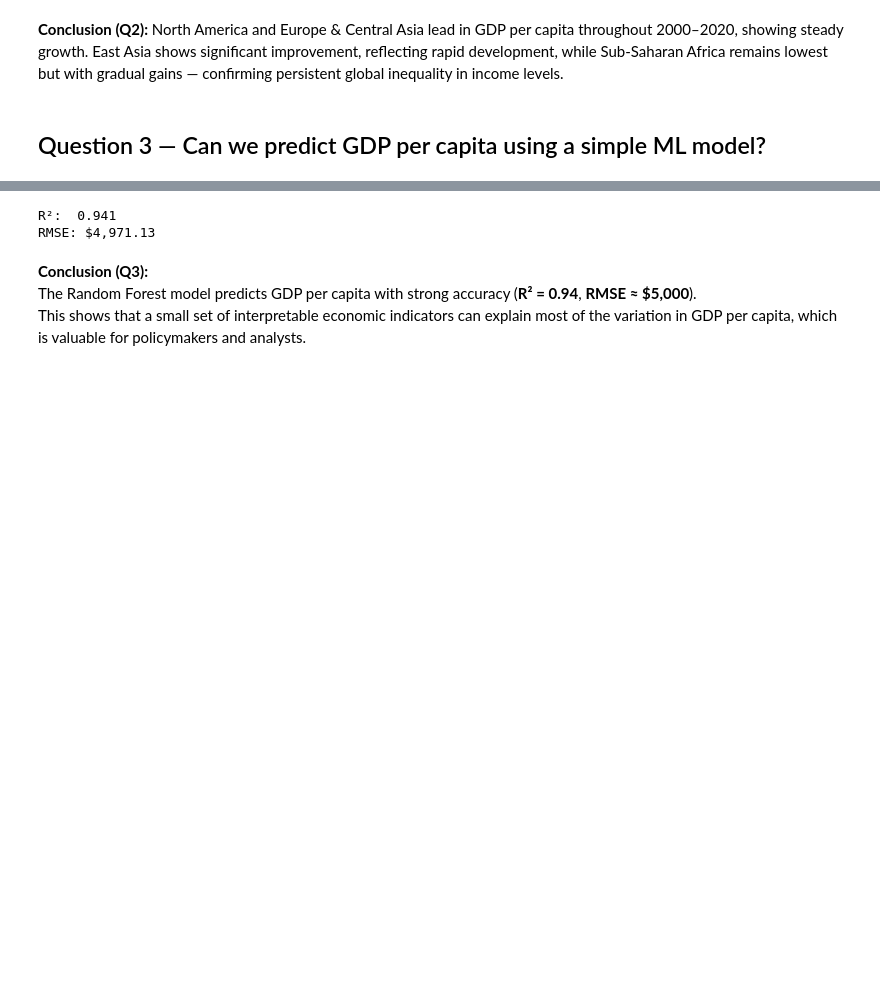
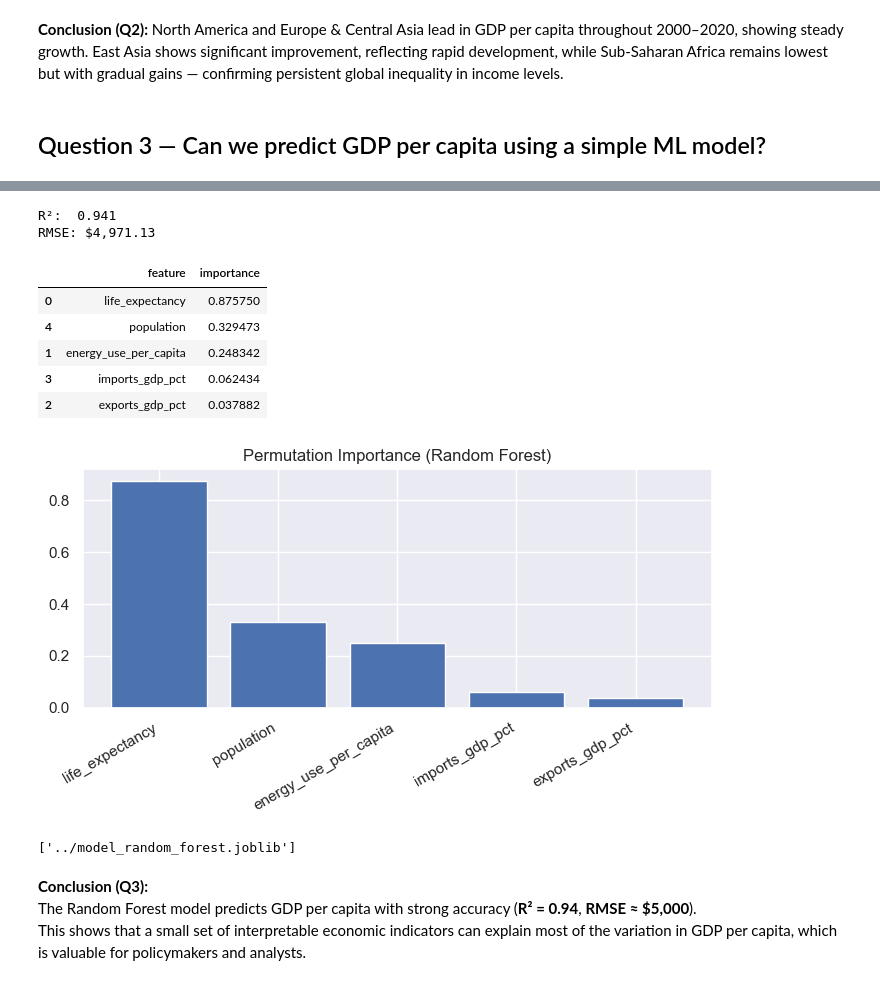
Before and after one commit to VictorOffice/data-science-credit-project, a Jupyter notebook: notebooks/world_bank_gdp_analysis.ipynb, the cells around one changed output, grey strips where cells are left out. Cells and saved outputs as stored; diff of their text form; code cells hidden in the pictures; blank space fills up the shorter version.

```diff
--- a/notebooks/world_bank_gdp_analysis.ipynb
+++ b/notebooks/world_bank_gdp_analysis.ipynb
@@ -426,13 +402,64 @@ TypeError: got an unexpected keyword argument 'squared'
-# %%
-# calcular RMSE manualmente compatible con todas las versiones
-from math import sqrt
-
-rmse = sqrt(mean_squared_error(y_test, pred))
-print(f"R²:  {r2:.3f}")
-print(f"RMSE: ${rmse:,.2f}")
-# %% [output]
-R²:  0.941
-RMSE: $4,971.13
+# %%
+from sklearn.model_selection import train_test_split
+from sklearn.ensemble import RandomForestRegressor
+from sklearn.metrics import r2_score
+from sklearn.inspection import permutation_importance
+from joblib import dump
+
+# Define features and target
+features = ['life_expectancy', 'energy_use_per_capita', 'exports_gdp_pct',
+            'imports_gdp_pct', 'population']
+target = 'gdp_per_capita_usd'
+
+# Prepare clean dataset
+model_df = df.dropna(subset=features + [target]).copy()
+
+X = model_df[features]
+y = model_df[target]
+
+# Split train/test
+X_train, X_test, y_train, y_test = train_test_split(
+    X, y, test_size=0.2, random_state=RANDOM_STATE
+)
+
+# Train Random Forest
+rf = RandomForestRegressor(n_estimators=300, random_state=RANDOM_STATE, n_jobs=-1)
+rf.fit(X_train, y_train)
+
+# Evaluate
+pred = rf.predict(X_test)
+r2 = r2_score(y_test, pred)
+rmse = rmse_compat(y_test, pred)
+
+print(f"R²:  {r2:.3f}")
+print(f"RMSE: ${rmse:,.2f}")
+
+# Feature importance (Permutation)
+perm = permutation_importance(rf, X_test, y_test, n_repeats=10, random_state=RANDOM_STATE)
+imp = pd.DataFrame({'feature': X_test.columns, 'importance': perm.importances_mean}).sort_values('importance', ascending=False)
+display(imp)
+
+# Plot
+plt.figure(figsize=(7,4))
+plt.bar(imp['feature'], imp['importance'])
+plt.title("Permutation Importance (Random Forest)")
+plt.xticks(rotation=30, ha='right')
+plt.tight_layout()
+plt.show()
+
+# Save model
+dump(rf, "../model_random_forest.joblib")
+# %% [output]
+R²:  0.941
+RMSE: $4,971.13
+|  | feature | importance |
+| 0 | life_expectancy | 0.875750 |
+| 4 | population | 0.329473 |
+| 1 | energy_use_per_capita | 0.248342 |
+| 3 | imports_gdp_pct | 0.062434 |
+| 2 | exports_gdp_pct | 0.037882 |
+[figure, added]
+['../model_random_forest.joblib']
 # %% [markdown]
 **Conclusion (Q3):**
 The Random Forest model predicts GDP per capita with strong accuracy (**R² = 0.94**, **RMSE ≈ $5,000**).
```
Also changed, not shown: parts of 3 cells of this notebook, 2 other files.
